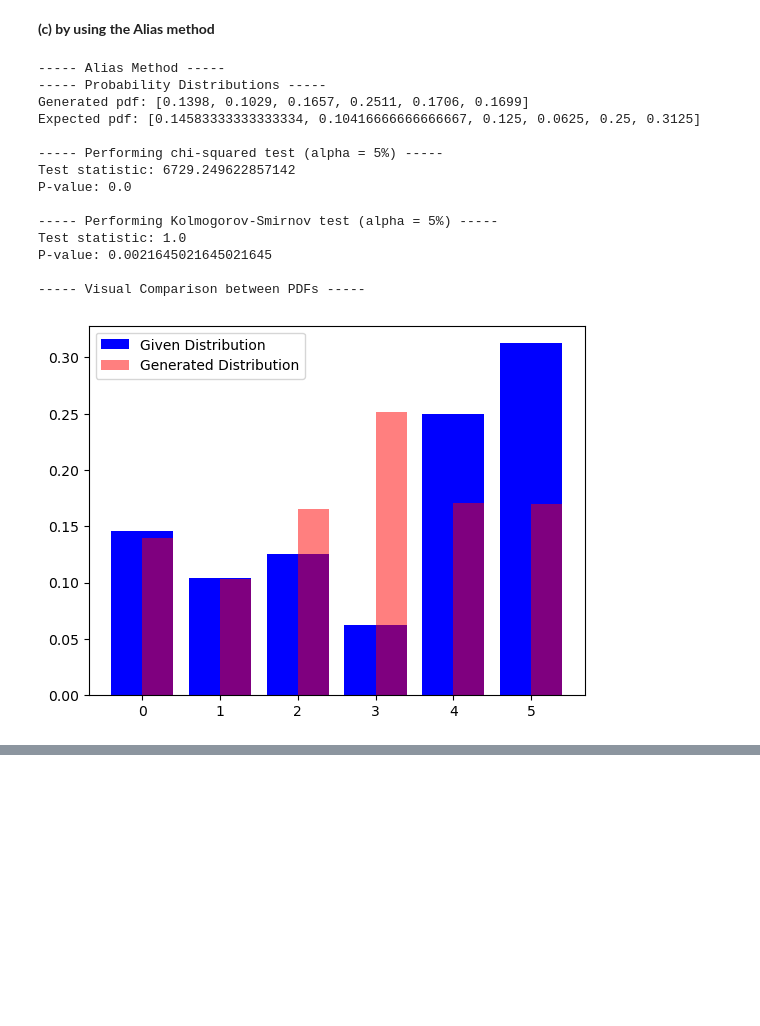
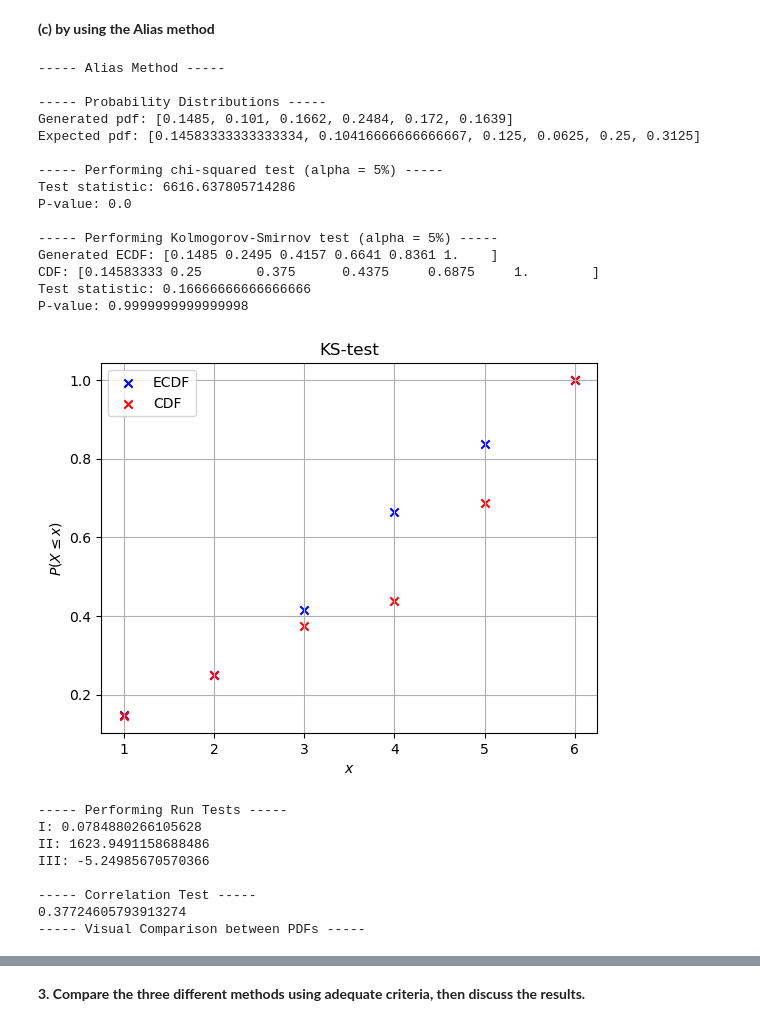
Before and after one commit to damiskov/02443-stochastic-simulation, a Jupyter notebook: Exercises/ex2.ipynb, the cells around one changed output, grey strips where cells are left out. Saved outputs shown, nothing was run; the diff lists cells and outputs as text; code cells hidden in the pictures; blank space fills up the shorter version.

```diff
--- a/Exercises/ex2.ipynb
+++ b/Exercises/ex2.ipynb
@@ -141,24 +294,11 @@ Comments:
 # %% [markdown]
 **(b) by using the the rejction method**
 # %%
-# Helper function to make list of counts of each value - for testing
-
-def make_freq_dist(X, keys=[1,2,3,4,5,6]):
-
-    freq = []
-
-    for i in keys:
-
-        X.count(i)
-        freq.append(X.count(i))
-
-    return freq
-
 def accept_reject_method(pdf, size, k, c=1):
 
-    X = [0 for i in range(len(pdf))]
+    X = []
 
-    while sum(X) < size:
+    while len(X) < size:
 
         U1, U2 = np.random.uniform(), np.random.uniform()
         I = floor(k*U1)+1
@@ -193,18 +341,26 @@ Comments:
 **(c) by using the Alias method**
 # %%
 def gen_tables(pdf, k=6):
-    L = [i for i in range(1, k+1)]
+
+    L = [i for i in range(1, k+1)] # Categories
     F = [k*i for i in pdf]
+
     G = [i for i in range(len(F)) if F[i] >= 1]
     S = [i for i in range(len(F)) if i <= 1]
+
     while len(S) != 0:
+
         i = G[0]
         j = S[0]
+
         L[j] = i
         F[i] = F[i] - (1 - F[j])
+
         if F[i] < 1:
+
             G = G[1:]
             S.append(i)
+
         S = S[1:]
 
     return F, L
@@ -214,31 +370,39 @@ def alias_method(pdf, size, k=6):
     X = []
     while len(X) < size:
 
-        U1, U2 = np.random.random(), np.random.random()
-        I = np.floor(k*U1)+1
+        U1, U2 = np.random.uniform(), np.random.uniform()
+        I = floor(k*U1)+1
 
         if U2 <= F[int(I)-1]: X.append(I)
         else: X.append(L[int(I)-1])
-
     return X
 # %%
 alias_sample = alias_method(dist_6pt, 10000)
 
-print("----- Alias Method -----")
-test(make_freq_dist(alias_sample), dist_6pt)
+print("----- Alias Method -----\n")
+test(make_freq_dist(alias_sample), dist_6pt, alias_sample)
 # %% [output]
 ----- Alias Method -----
+
 ----- Probability Distributions -----
-Generated pdf: [0.1398, 0.1029, 0.1657, 0.2511, 0.1706, 0.1699]
+Generated pdf: [0.1485, 0.101, 0.1662, 0.2484, 0.172, 0.1639]
 Expected pdf: [0.14583333333333334, 0.10416666666666667, 0.125, 0.0625, 0.25, 0.3125]
 
 ----- Performing chi-squared test (alpha = 5%) -----
-Test statistic: 6729.249622857142
+Test statistic: 6616.637805714286
 P-value: 0.0
 
 ----- Performing Kolmogorov-Smirnov test (alpha = 5%) -----
-Test statistic: 1.0
-P-value: 0.0021645021645021645
-
------ Visual Comparison between PDFs -----
+Generated ECDF: [0.1485 0.2495 0.4157 0.6641 0.8361 1.    ]
+CDF: [0.14583333 0.25       0.375      0.4375     0.6875     1.        ]
+Test statistic: 0.16666666666666666
+P-value: 0.9999999999999998
-[figure, old version]
+[figure, new version]
+----- Performing Run Tests -----
+I: 0.0784880266105628
+II: 1623.9491158688486
+III: -5.24985670570366
+
+----- Correlation Test -----
+0.37724605793913274
+----- Visual Comparison between PDFs -----
@@ -244,0 +410,2 @@ P-value: 0.0021645021645021645
+# %% [markdown]
+**3. Compare the three different methods using adequate criteria, then discuss the results.**
```
Also changed, not shown: parts of 12 cells of this notebook, 2 other files.
